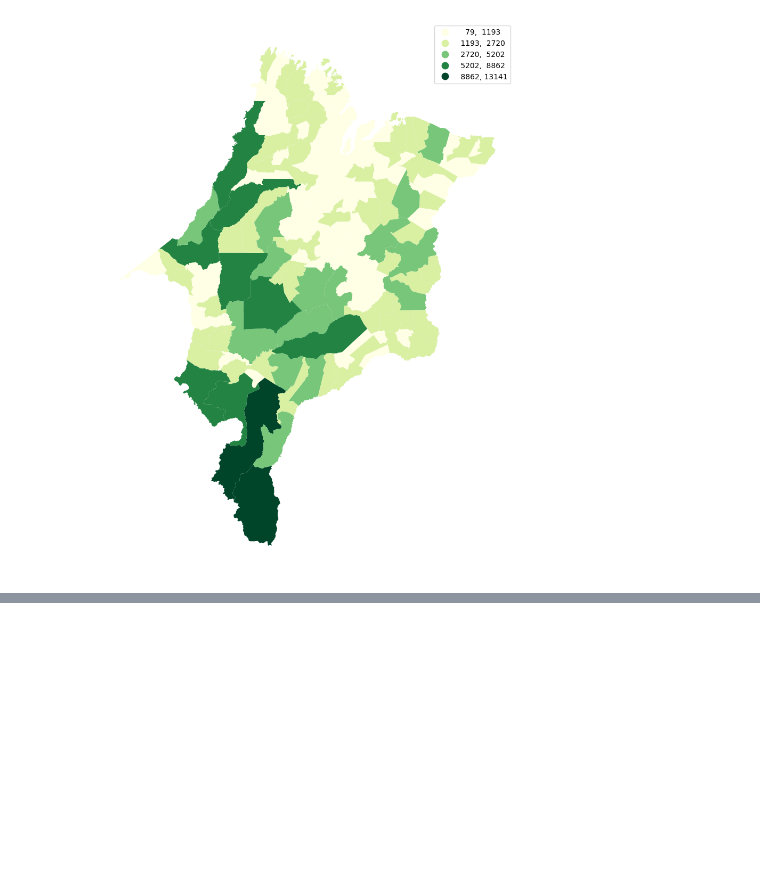
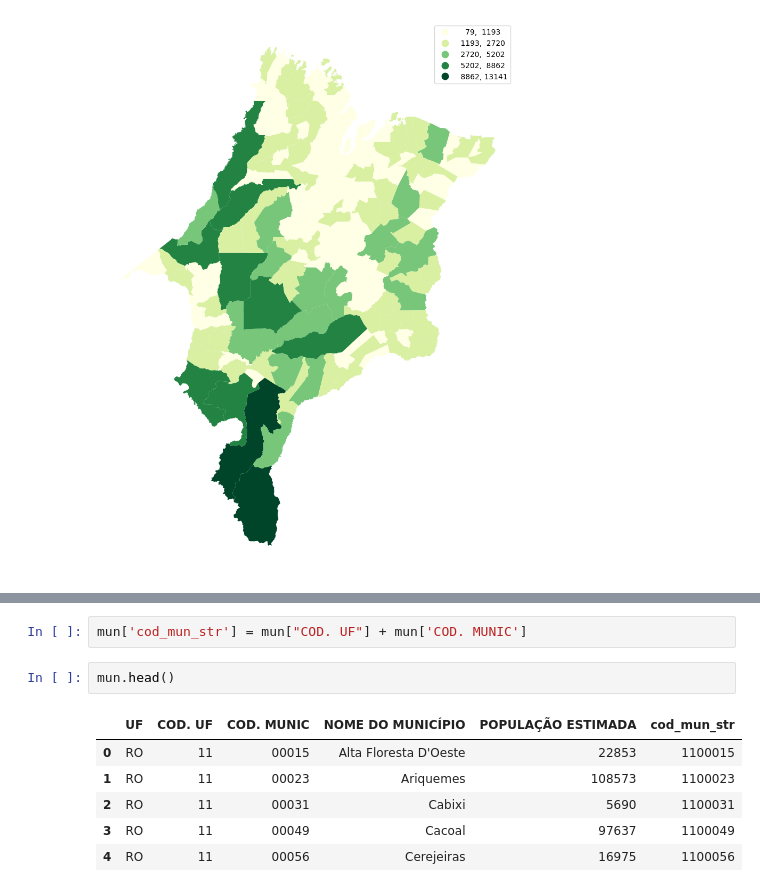
Before and after one commit to LambdaGeo/cdgeo, a Jupyter notebook: src/capitulo8.ipynb, the cells around one changed output, grey strips where cells are left out. Cells and saved outputs as stored; diff of their text form; blank space fills up the shorter version.

```diff
--- a/src/capitulo8.ipynb
+++ b/src/capitulo8.ipynb
@@ -120,0 +173,11 @@ ax.set_axis_off();
+# %%
+mun['cod_mun_str'] = mun["COD. UF"] + mun['COD. MUNIC']
+# %%
+mun.head()
+# %% [output]
+|  | UF | COD. UF | COD. MUNIC | NOME DO MUNICÍPIO | POPULAÇÃO ESTIMADA | cod_mun_str |
+| 0 | RO | 11 | 00015 | Alta Floresta D'Oeste | 22853 | 1100015 |
+| 1 | RO | 11 | 00023 | Ariquemes | 108573 | 1100023 |
+| 2 | RO | 11 | 00031 | Cabixi | 5690 | 1100031 |
+| 3 | RO | 11 | 00049 | Cacoal | 97637 | 1100049 |
+| 4 | RO | 11 | 00056 | Cerejeiras | 16975 | 1100056 |
```
Also changed, not shown: parts of 26 cells of this notebook, 11 other files.
